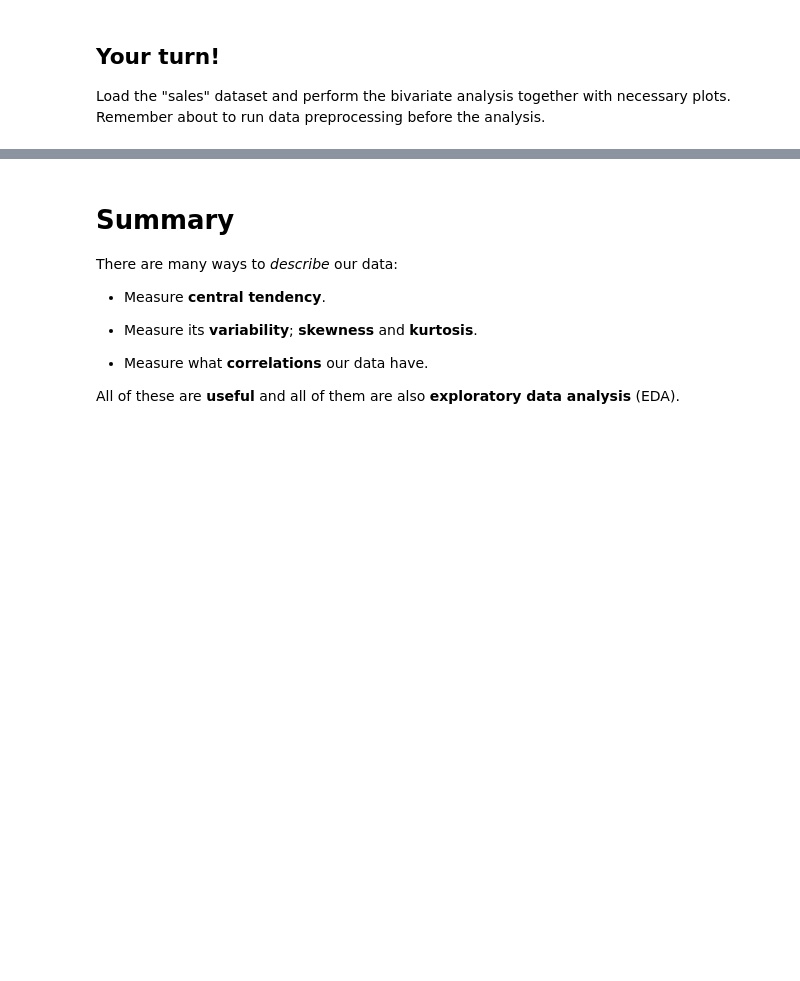
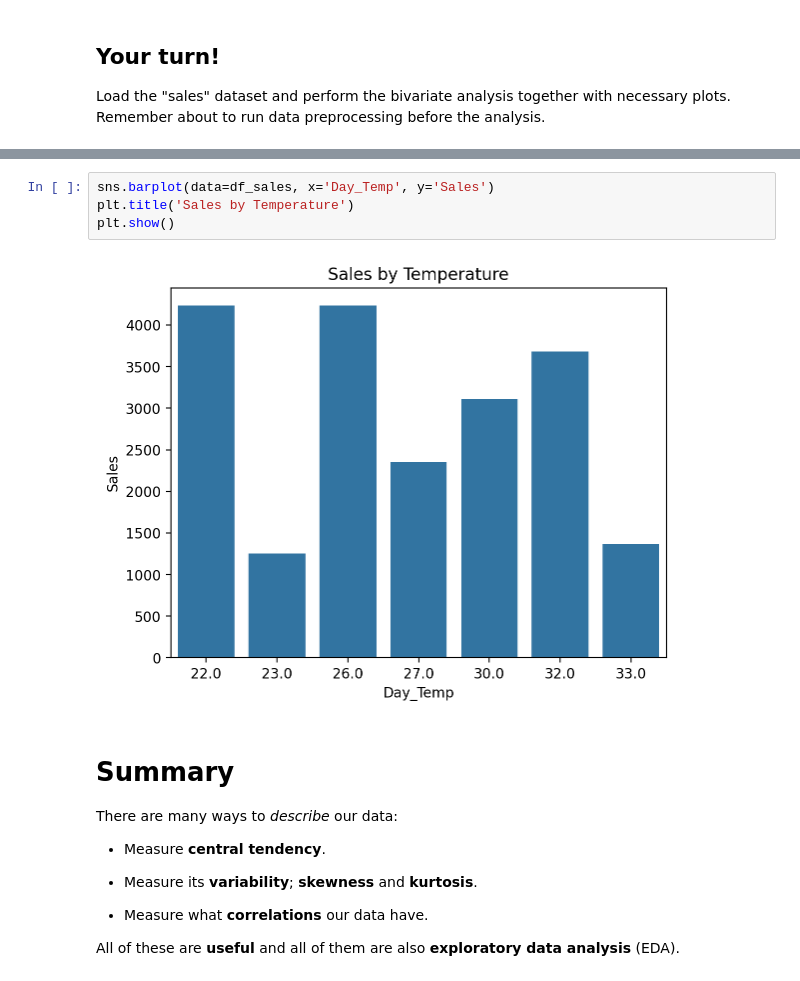
Before and after one commit to M4TI-21/pandas_exercises, a Jupyter notebook: Exercise9.ipynb, the cells around one changed output, grey strips where cells are left out. Cells and saved outputs as stored; diff of their text form; blank space fills up the shorter version.

```diff
--- a/Exercise9.ipynb
+++ b/Exercise9.ipynb
@@ -560,3 +574,9 @@ df_sales.head(5)
+# %%
+sns.barplot(data=df_sales, x='Day_Temp', y='Sales')
+plt.title('Sales by Temperature')
+plt.show()
+# %% [output]
+[figure, added]
 # %% [markdown]
 # Summary
 
```
Also changed, not shown: parts of 4 cells of this notebook, 1 other file.
